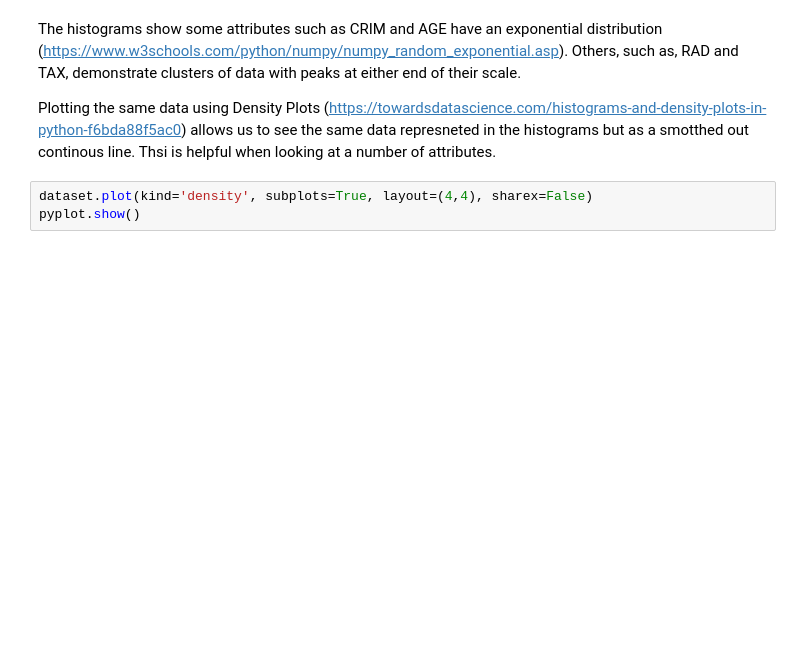
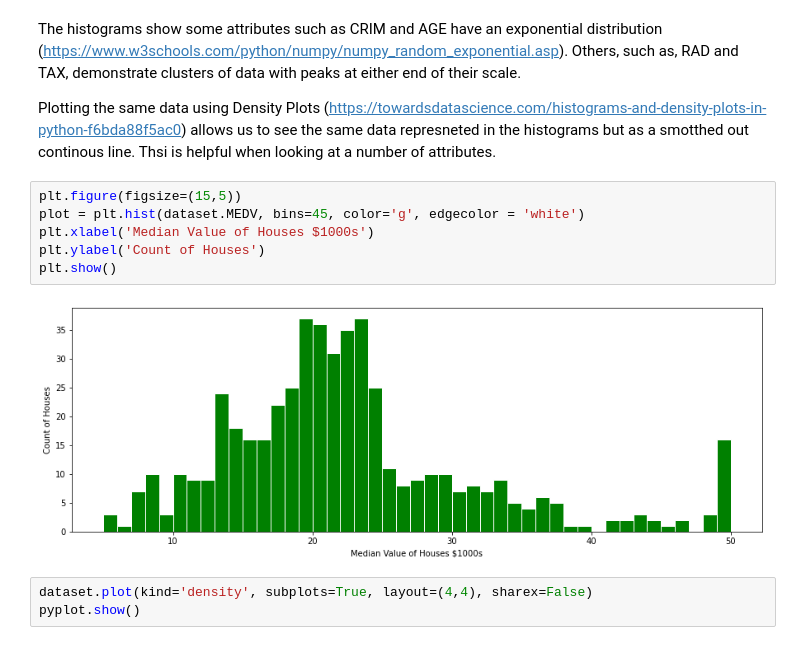
Before and after one commit to SharonNicG/52954-Machine-Learning-and-Statistics, a Jupyter notebook: scikit-learn.ipynb, the cells around one changed output. Saved outputs shown, nothing was run; the diff lists cells and outputs as text; blank space fills up the shorter version.

```diff
--- a/scikit-learn.ipynb
+++ b/scikit-learn.ipynb
@@ -242,6 +259,14 @@ pyplot.show()
 The histograms show some attributes such as CRIM and AGE have an exponential distribution (https://www.w3schools.com/python/numpy/numpy_random_exponential.asp). Others, such as, RAD and TAX, demonstrate clusters of data with peaks at either end of their scale.
 
 Plotting the same data using Density Plots (https://towardsdatascience.com/histograms-and-density-plots-in-python-f6bda88f5ac0) allows us to see the same data represneted in the histograms but as a smotthed out continous line. Thsi is helpful when looking at a number of attributes.
+# %%
+plt.figure(figsize=(15,5))
+plot = plt.hist(dataset.MEDV, bins=45, color='g', edgecolor = 'white')
+plt.xlabel('Median Value of Houses $1000s')
+plt.ylabel('Count of Houses')
+plt.show()
+# %% [output]
+[figure, added]
 # %%
 dataset.plot(kind='density', subplots=True, layout=(4,4), sharex=False)
 pyplot.show()
```
Also changed, not shown: parts of 23 cells of this notebook.
